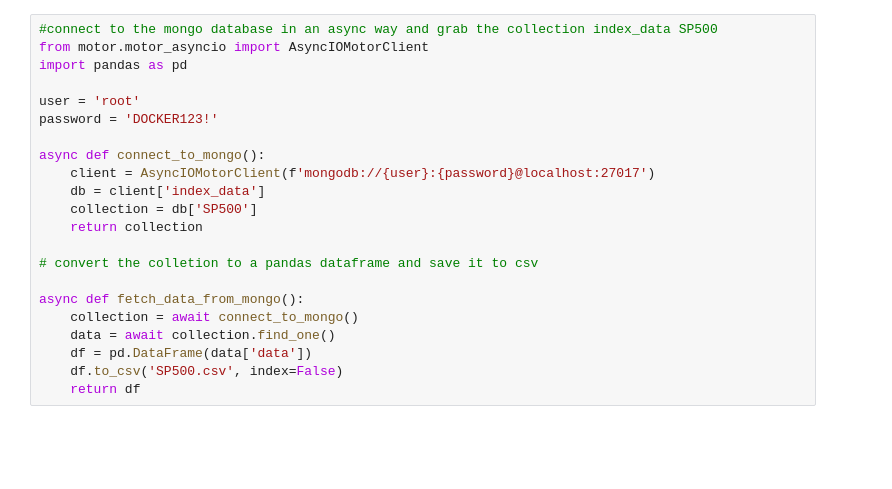
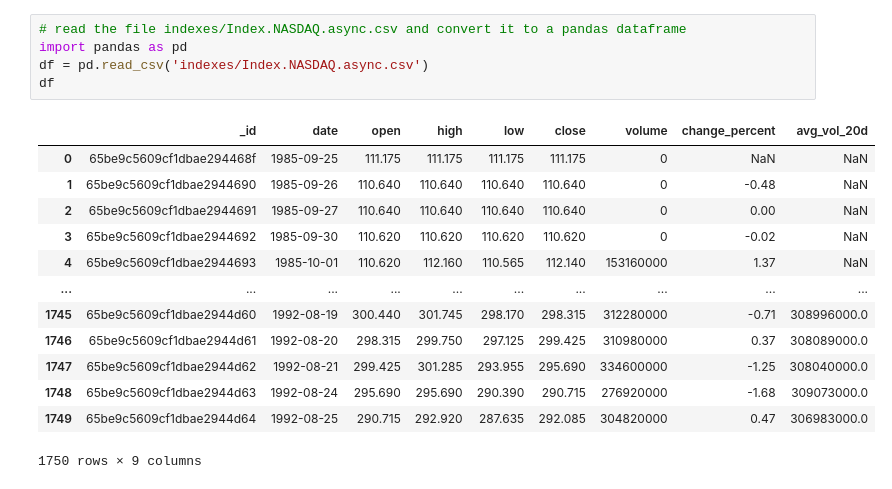
Before and after one commit to vanjaluk8/dtsys-project, a Jupyter notebook: app/index_manipulation.ipynb, the cells around one changed output. Saved outputs shown, nothing was run; the diff lists cells and outputs as text; blank space fills up the shorter version.

```diff
--- a/app/index_manipulation.ipynb
+++ b/app/index_manipulation.ipynb
@@ -1,22 +1,19 @@
 # %%
-#connect to the mongo database in an async way and grab the collection index_data SP500
-from motor.motor_asyncio import AsyncIOMotorClient
+# read the file indexes/Index.NASDAQ.async.csv and convert it to a pandas dataframe
 import pandas as pd
-
-user = 'root'
-password = 'DOCKER123!'
-
-async def connect_to_mongo():
-    client = AsyncIOMotorClient(f'mongodb://{user}:{password}@localhost:27017')
-    db = client['index_data']
-    collection = db['SP500']
-    return collection
-
-# convert the colletion to a pandas dataframe and save it to csv
-
-async def fetch_data_from_mongo():
-    collection = await connect_to_mongo()
-    data = await collection.find_one()
-    df = pd.DataFrame(data['data'])
-    df.to_csv('SP500.csv', index=False)
-    return df
+df = pd.read_csv('indexes/Index.NASDAQ.async.csv')
+df
+# %% [output]
+|  | _id | date | open | high | low | close | volume | change_percent | avg_vol_20d |
+| 0 | 65be9c5609cf1dbae294468f | 1985-09-25 | 111.175 | 111.175 | 111.175 | 111.175 | 0 | NaN | NaN |
+| 1 | 65be9c5609cf1dbae2944690 | 1985-09-26 | 110.640 | 110.640 | 110.640 | 110.640 | 0 | -0.48 | NaN |
+| 2 | 65be9c5609cf1dbae2944691 | 1985-09-27 | 110.640 | 110.640 | 110.640 | 110.640 | 0 | 0.00 | NaN |
+| 3 | 65be9c5609cf1dbae2944692 | 1985-09-30 | 110.620 | 110.620 | 110.620 | 110.620 | 0 | -0.02 | NaN |
+| 4 | 65be9c5609cf1dbae2944693 | 1985-10-01 | 110.620 | 112.160 | 110.565 | 112.140 | 153160000 | 1.37 | NaN |
+| ... | ... | ... | ... | ... | ... | ... | ... | ... | ... |
+| 1745 | 65be9c5609cf1dbae2944d60 | 1992-08-19 | 300.440 | 301.745 | 298.170 | 298.315 | 312280000 | -0.71 | 308996000.0 |
+| 1746 | 65be9c5609cf1dbae2944d61 | 1992-08-20 | 298.315 | 299.750 | 297.125 | 299.425 | 310980000 | 0.37 | 308089000.0 |
+| 1747 | 65be9c5609cf1dbae2944d62 | 1992-08-21 | 299.425 | 301.285 | 293.955 | 295.690 | 334600000 | -1.25 | 308040000.0 |
+| 1748 | 65be9c5609cf1dbae2944d63 | 1992-08-24 | 295.690 | 295.690 | 290.390 | 290.715 | 276920000 | -1.68 | 309073000.0 |
+| 1749 | 65be9c5609cf1dbae2944d64 | 1992-08-25 | 290.715 | 292.920 | 287.635 | 292.085 | 304820000 | 0.47 | 306983000.0 |
+1750 rows × 9 columns
```
Also changed, not shown: parts of 3 cells of this notebook.
